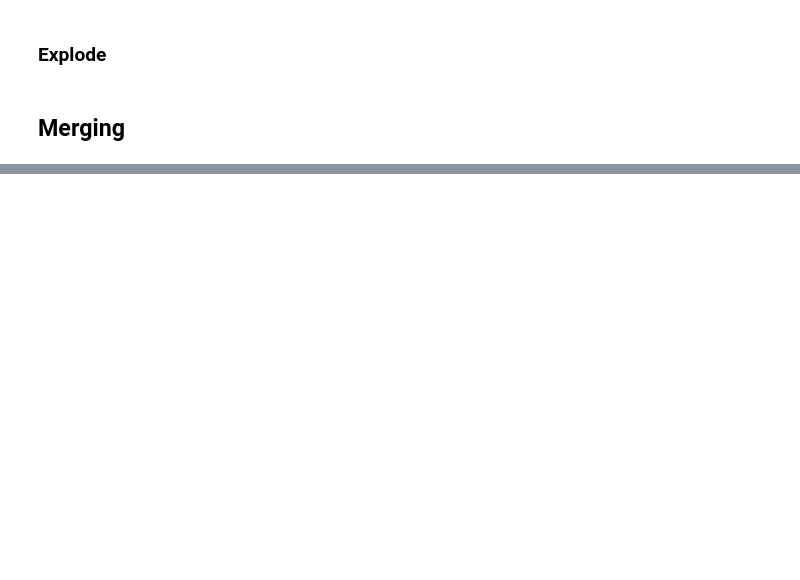
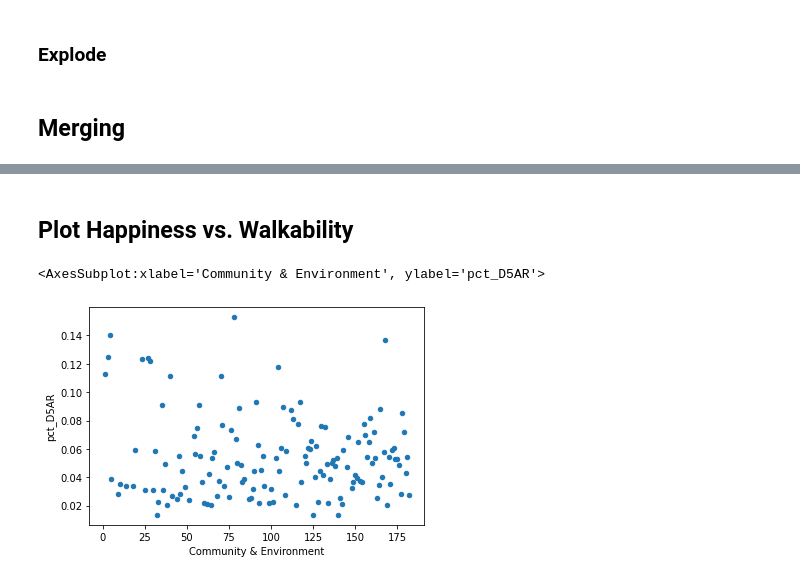
Before and after one commit to haleyej/330_final_project, a Jupyter notebook: process_data.ipynb, the cells around one changed output, grey strips where cells are left out. Saved outputs shown, nothing was run; the diff lists cells and outputs as text; code cells hidden in the pictures; blank space fills up the shorter version.

```diff
--- a/process_data.ipynb
+++ b/process_data.ipynb
@@ -56,5 +72,8 @@ locations_df = locations_df.drop(columns = ['metro_area_cities', 'metro_area_sta
 exploded = locations_df.explode('city')
 exploded = exploded.explode('state')
 exploded = exploded.drop_duplicates()
+# %%
+exploded['city'] = exploded['city'].str.upper()
+exploded['state'] = exploded['state'].str.upper()
 # %% [markdown]
 <h2>Merging</h2>
@@ -61,2 +82,2 @@ exploded = exploded.drop_duplicates()
 # %%
-test = exploded.head().merge(happiness_df, right_on = ['state', 'city'])
+matches = exploded.merge(happiness_df, on = ['state', 'city'])
@@ -95,0 +84,4 @@ ValueError: cannot handle a non-unique multi-index!
+# %%
+# NOTE TO SELF: When you add new columns up above, you need to adjust these
+vals = list(matches.columns)[11:-7] + list(happiness_df.columns)[:-2]
+df = pd.pivot_table(matches, index = ['city', "state"], values = vals, aggfunc='mean')
@@ -95,0 +90,2 @@ ValueError: cannot handle a non-unique multi-index!
+# %%
+df = df.index.set_levels([l.fillna('N/A') for l in df.index.levels])
@@ -95,0 +95,7 @@ ValueError: cannot handle a non-unique multi-index!
+# %% [markdown]
+<h2>Plot Happiness vs. Walkability</h2>
+# %%
+df.plot.scatter(y = 'pct_D5AR', x = 'Community & Environment')
+# %% [output]
+<AxesSubplot:xlabel='Community & Environment', ylabel='pct_D5AR'>
+[figure, added]
```
Also changed, not shown: parts of 27 cells of this notebook.
